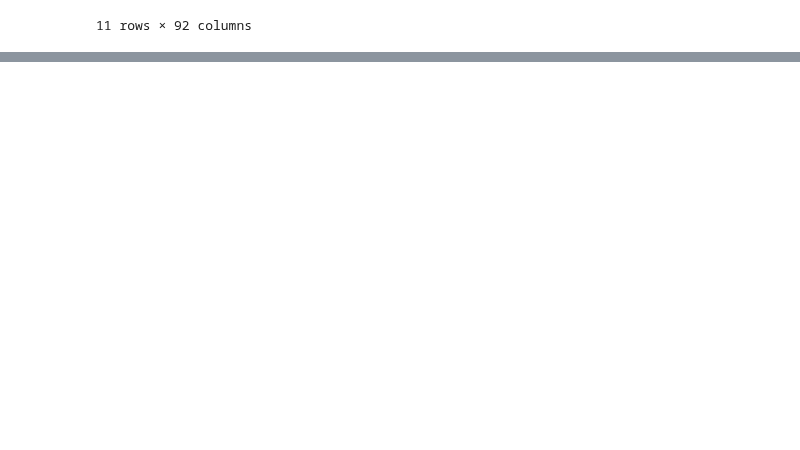
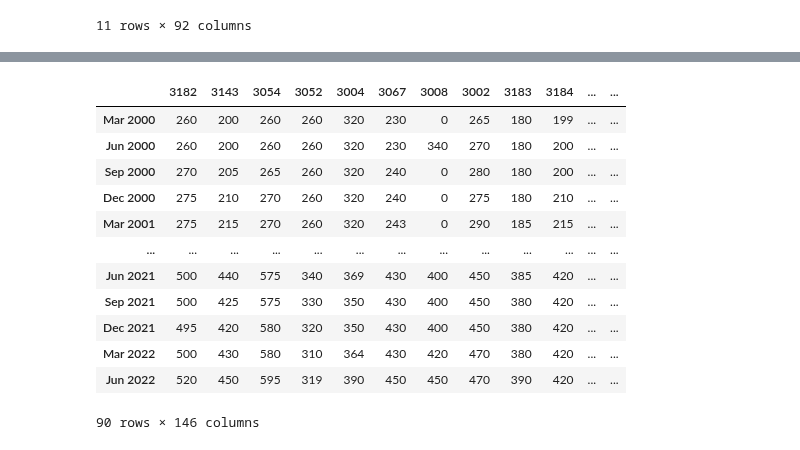
Before and after one commit to MAST30034-Applied-Data-Science/generic-real-estate-consulting-project-group-55, a Jupyter notebook: notebooks/past rent preprocess.ipynb, the cells around one changed output, grey strips where cells are left out. Cells and saved outputs as stored; diff of their text form; code cells hidden in the pictures; blank space fills up the shorter version.

```diff
--- a/notebooks/past rent preprocess.ipynb
+++ b/notebooks/past rent preprocess.ipynb
@@ -166,0 +106,19 @@ result[result.isnull().T.any()]
+# %%
+ceshi = df.transpose().drop('suburb')
+ceshi.columns = list(ceshi.loc['postcode'])
+ceshi = ceshi.drop('postcode')
+ceshi
+# %% [output]
+|  | 3182 | 3143 | 3054 | 3052 | 3004 | 3067 | 3008 | 3002 | 3183 | 3184 | ... | ... |
+| Mar 2000 | 260 | 200 | 260 | 260 | 320 | 230 | 0 | 265 | 180 | 199 | ... | ... |
+| Jun 2000 | 260 | 200 | 260 | 260 | 320 | 230 | 340 | 270 | 180 | 200 | ... | ... |
+| Sep 2000 | 270 | 205 | 265 | 260 | 320 | 240 | 0 | 280 | 180 | 200 | ... | ... |
+| Dec 2000 | 275 | 210 | 270 | 260 | 320 | 240 | 0 | 275 | 180 | 210 | ... | ... |
+| Mar 2001 | 275 | 215 | 270 | 260 | 320 | 243 | 0 | 290 | 185 | 215 | ... | ... |
+| ... | ... | ... | ... | ... | ... | ... | ... | ... | ... | ... | ... | ... |
+| Jun 2021 | 500 | 440 | 575 | 340 | 369 | 430 | 400 | 450 | 385 | 420 | ... | ... |
+| Sep 2021 | 500 | 425 | 575 | 330 | 350 | 430 | 400 | 450 | 380 | 420 | ... | ... |
+| Dec 2021 | 495 | 420 | 580 | 320 | 350 | 430 | 400 | 450 | 380 | 420 | ... | ... |
+| Mar 2022 | 500 | 430 | 580 | 310 | 364 | 430 | 420 | 470 | 380 | 420 | ... | ... |
+| Jun 2022 | 520 | 450 | 595 | 319 | 390 | 450 | 450 | 470 | 390 | 420 | ... | ... |
+90 rows × 146 columns
```
Also changed, not shown: parts of 9 cells of this notebook.
